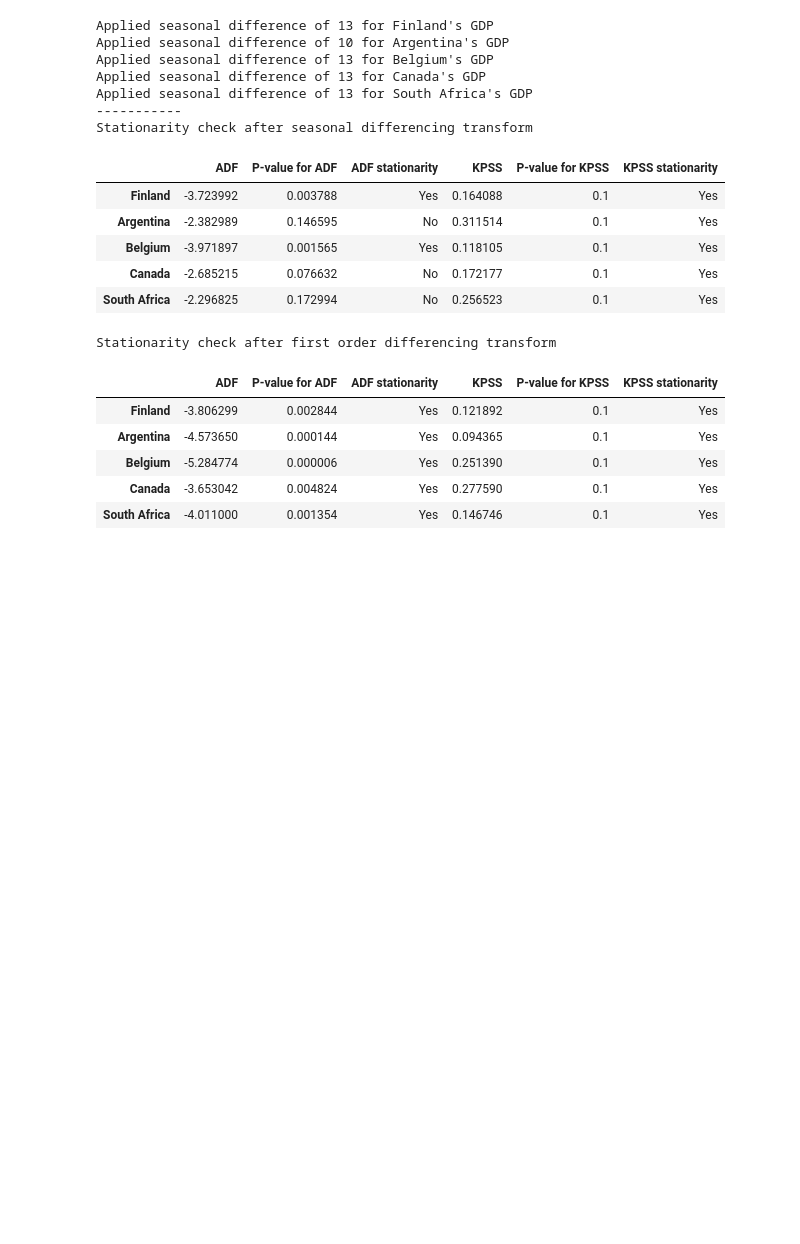
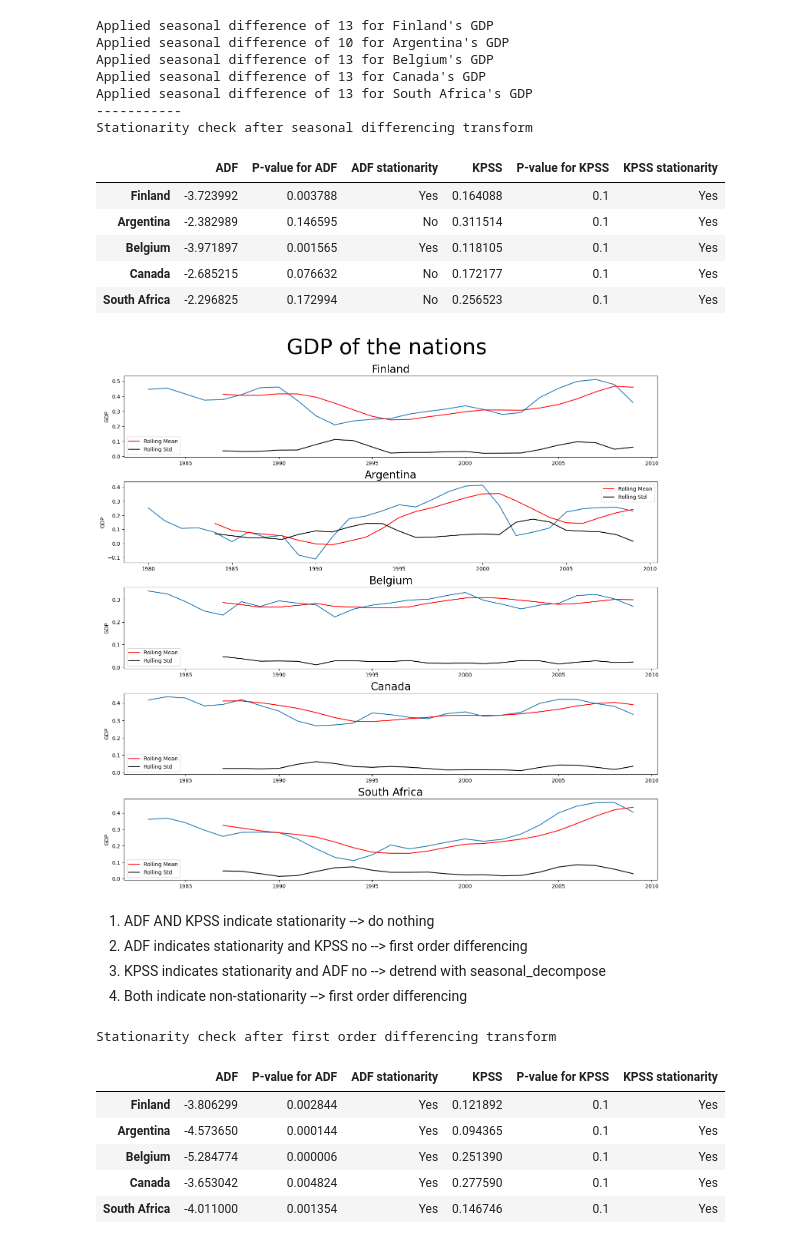
Before and after one commit to dariogemo/UNIVR-SMDS, a Jupyter notebook: main.ipynb, the cells around one changed output. Cells and saved outputs as stored; diff of their text form; code cells hidden in the pictures; blank space fills up the shorter version.

```diff
--- a/prova.ipynb
+++ b/main.ipynb
@@ -446,6 +461,15 @@ Stationarity check after seasonal differencing transform
 | Belgium | -3.971897 | 0.001565 | Yes | 0.118105 | 0.1 | Yes |
 | Canada | -2.685215 | 0.076632 | No | 0.172177 | 0.1 | Yes |
 | South Africa | -2.296825 | 0.172994 | No | 0.256523 | 0.1 | Yes |
+# %%
+f.roll_mean_std_plot(df_train_test_log_dif, nation_list, 5)
+# %% [output]
+[figure, added]
+# %% [markdown]
+1. ADF AND KPSS indicate stationarity --> do nothing
+2. ADF indicates stationarity and KPSS no --> first order differencing
+3. KPSS indicates stationarity and ADF no --> detrend with seasonal_decompose
+4. Both indicate non-stationarity --> first order differencing
 # %%
 df_train_test_log_2dif = {}
 
```
Also changed, not shown: parts of 30 cells of this notebook, 1 other file.
